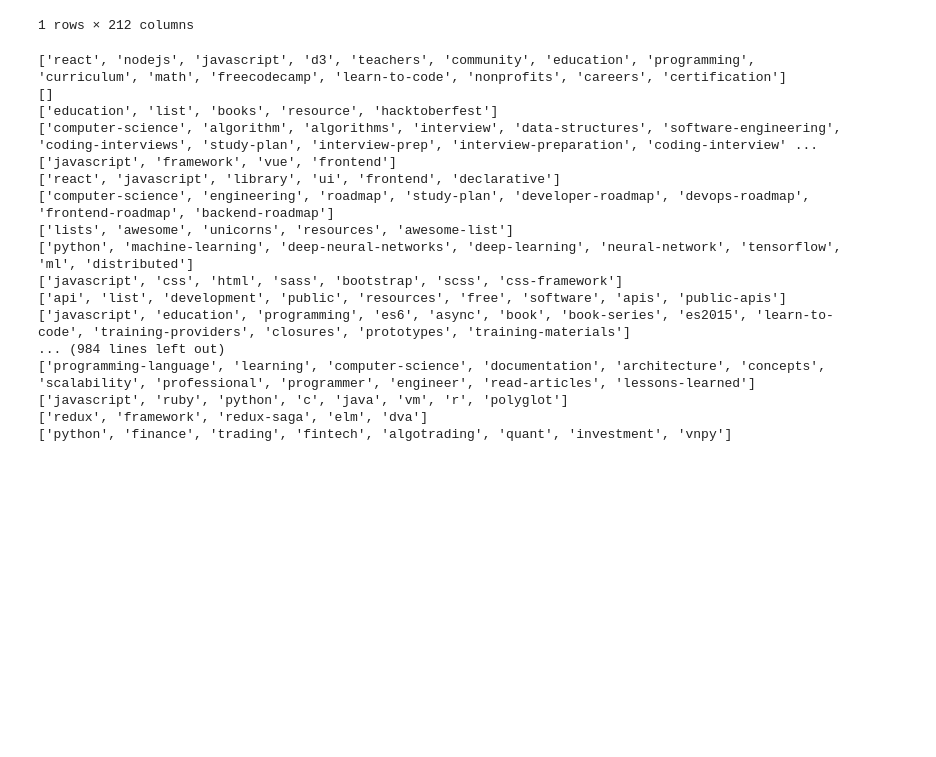
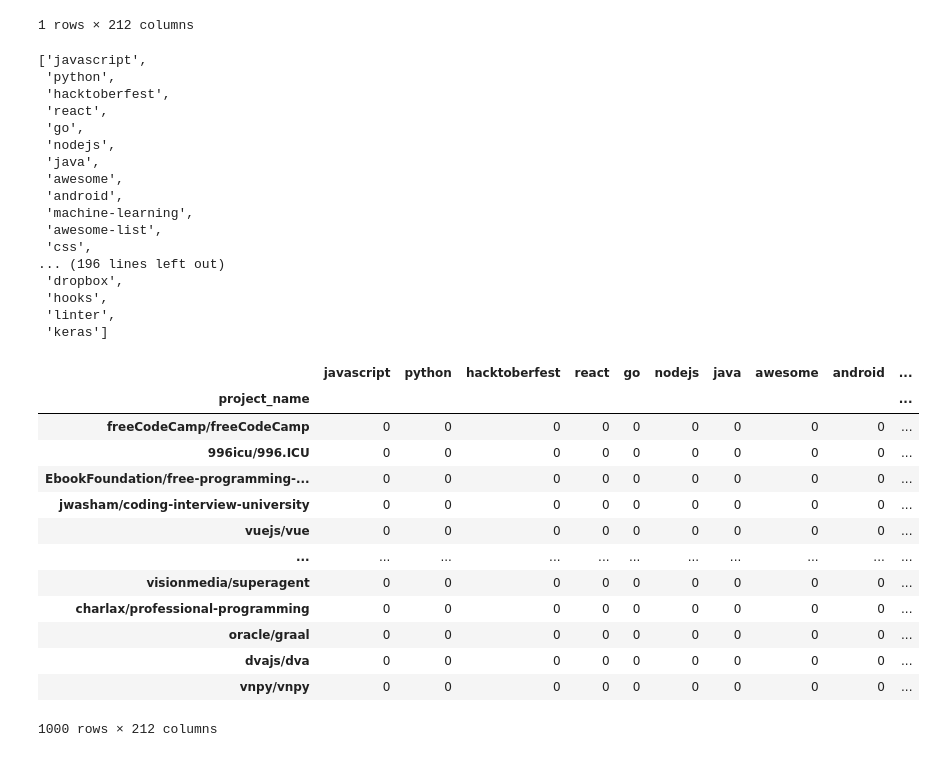
Before and after one commit to park1997/GitHub_Crawling_TextMining_Project, a Jupyter notebook: ParkByeongHyeon/Github_kmeans_clustering.ipynb, the cells around one changed output. Drawn from its saved outputs; the diff is of its cells as text; code cells hidden in the pictures; blank space fills up the shorter version.

```diff
--- a/ParkByeongHyeon/Github_kmeans_clustering.ipynb
+++ b/ParkByeongHyeon/Github_kmeans_clustering.ipynb
@@ -24,9 +25,12 @@ df
 | 999 | vnpy/vnpy | ['python', 'finance', 'trading', ... |
 1000 rows × 2 columns
 # %%
+result = []
 topic_dic = {}
-for i in df['topic_keyword']:
-    i_list = i.replace("[","").replace("]","").replace("'","").split(",")
+for idx,j in enumerate(df['topic_keyword']):
+    i_list = j.replace("[","").replace("]","").replace("'","").split(",")
+    i_list = [i.strip() for i in i_list]
+    df['topic_keyword'][idx] = i_list
     for i in i_list:
         i=i.strip()
         if len(i)==0:
@@ -72,28 +76,43 @@ df_vector
 | 0 | javascript | python | hacktoberfest | react | go | nodejs | java | awesome | android | machine-learning | ... | ... |
 1 rows × 212 columns
 # %%
-result = []
 topic_dic_df = {}
 for i in topic_list:
     topic_dic_df[i]=0
-for topics in df['topic_keyword']:
-    for i in topics:
-        topic_dic_df[i]+=1
+topic_list
 # %% [output]
-['react', 'nodejs', 'javascript', 'd3', 'teachers', 'community', 'education', 'programming', 'curriculum', 'math', 'freecodecamp', 'learn-to-code', 'nonprofits', 'careers', 'certification']
-[]
-['education', 'list', 'books', 'resource', 'hacktoberfest']
-['computer-science', 'algorithm', 'algorithms', 'interview', 'data-structures', 'software-engineering', 'coding-interviews', 'study-plan', 'interview-prep', 'interview-preparation', 'coding-interview' ...
-['javascript', 'framework', 'vue', 'frontend']
-['react', 'javascript', 'library', 'ui', 'frontend', 'declarative']
-['computer-science', 'engineering', 'roadmap', 'study-plan', 'developer-roadmap', 'devops-roadmap', 'frontend-roadmap', 'backend-roadmap']
-['lists', 'awesome', 'unicorns', 'resources', 'awesome-list']
-['python', 'machine-learning', 'deep-neural-networks', 'deep-learning', 'neural-network', 'tensorflow', 'ml', 'distributed']
-['javascript', 'css', 'html', 'sass', 'bootstrap', 'scss', 'css-framework']
-['api', 'list', 'development', 'public', 'resources', 'free', 'software', 'apis', 'public-apis']
-['javascript', 'education', 'programming', 'es6', 'async', 'book', 'book-series', 'es2015', 'learn-to-code', 'training-providers', 'closures', 'prototypes', 'training-materials']
-... (984 lines left out)
-['programming-language', 'learning', 'computer-science', 'documentation', 'architecture', 'concepts', 'scalability', 'professional', 'programmer', 'engineer', 'read-articles', 'lessons-learned']
-['javascript', 'ruby', 'python', 'c', 'java', 'vm', 'r', 'polyglot']
-['redux', 'framework', 'redux-saga', 'elm', 'dva']
-['python', 'finance', 'trading', 'fintech', 'algotrading', 'quant', 'investment', 'vnpy']
+['javascript',
+ 'python',
+ 'hacktoberfest',
+ 'react',
+ 'go',
+ 'nodejs',
+ 'java',
+ 'awesome',
+ 'android',
+ 'machine-learning',
+ 'awesome-list',
+ 'css',
+... (196 lines left out)
+ 'dropbox',
+ 'hooks',
+ 'linter',
+ 'keras']
+# %%
+df_vector = pd.DataFrame(result,index=df['project_name'],columns=topic_list).fillna(0)
+df_vector
+# %% [output]
+|  | javascript | python | hacktoberfest | react | go | nodejs | java | awesome | android | ... |
+| project_name |  |  |  |  |  |  |  |  |  | ... |
+| freeCodeCamp/freeCodeCamp | 0 | 0 | 0 | 0 | 0 | 0 | 0 | 0 | 0 | ... |
+| 996icu/996.ICU | 0 | 0 | 0 | 0 | 0 | 0 | 0 | 0 | 0 | ... |
+| EbookFoundation/free-programming-... | 0 | 0 | 0 | 0 | 0 | 0 | 0 | 0 | 0 | ... |
+| jwasham/coding-interview-university | 0 | 0 | 0 | 0 | 0 | 0 | 0 | 0 | 0 | ... |
+| vuejs/vue | 0 | 0 | 0 | 0 | 0 | 0 | 0 | 0 | 0 | ... |
+| ... | ... | ... | ... | ... | ... | ... | ... | ... | ... | ... |
+| visionmedia/superagent | 0 | 0 | 0 | 0 | 0 | 0 | 0 | 0 | 0 | ... |
+| charlax/professional-programming | 0 | 0 | 0 | 0 | 0 | 0 | 0 | 0 | 0 | ... |
+| oracle/graal | 0 | 0 | 0 | 0 | 0 | 0 | 0 | 0 | 0 | ... |
+| dvajs/dva | 0 | 0 | 0 | 0 | 0 | 0 | 0 | 0 | 0 | ... |
+| vnpy/vnpy | 0 | 0 | 0 | 0 | 0 | 0 | 0 | 0 | 0 | ... |
+1000 rows × 212 columns
```
Also changed, not shown: parts of 19 cells of this notebook.
